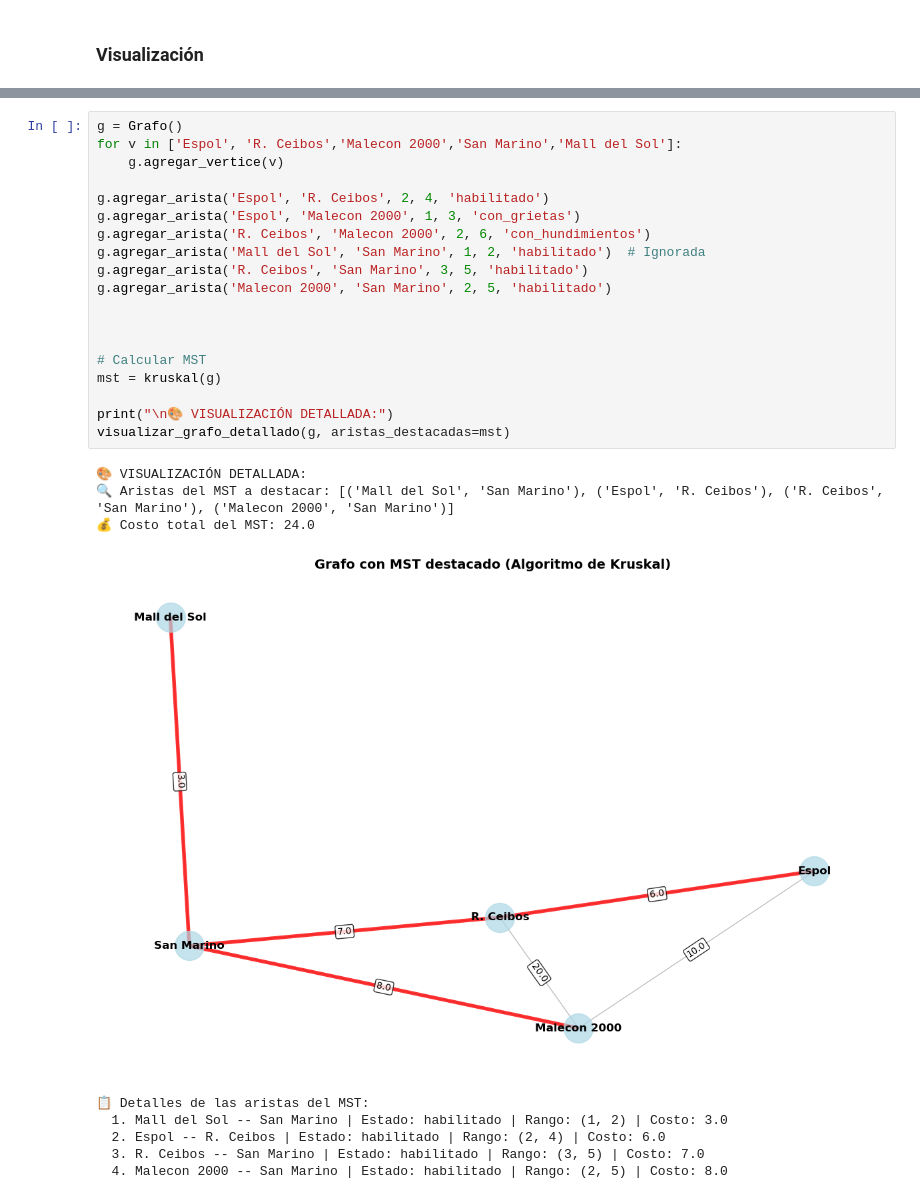
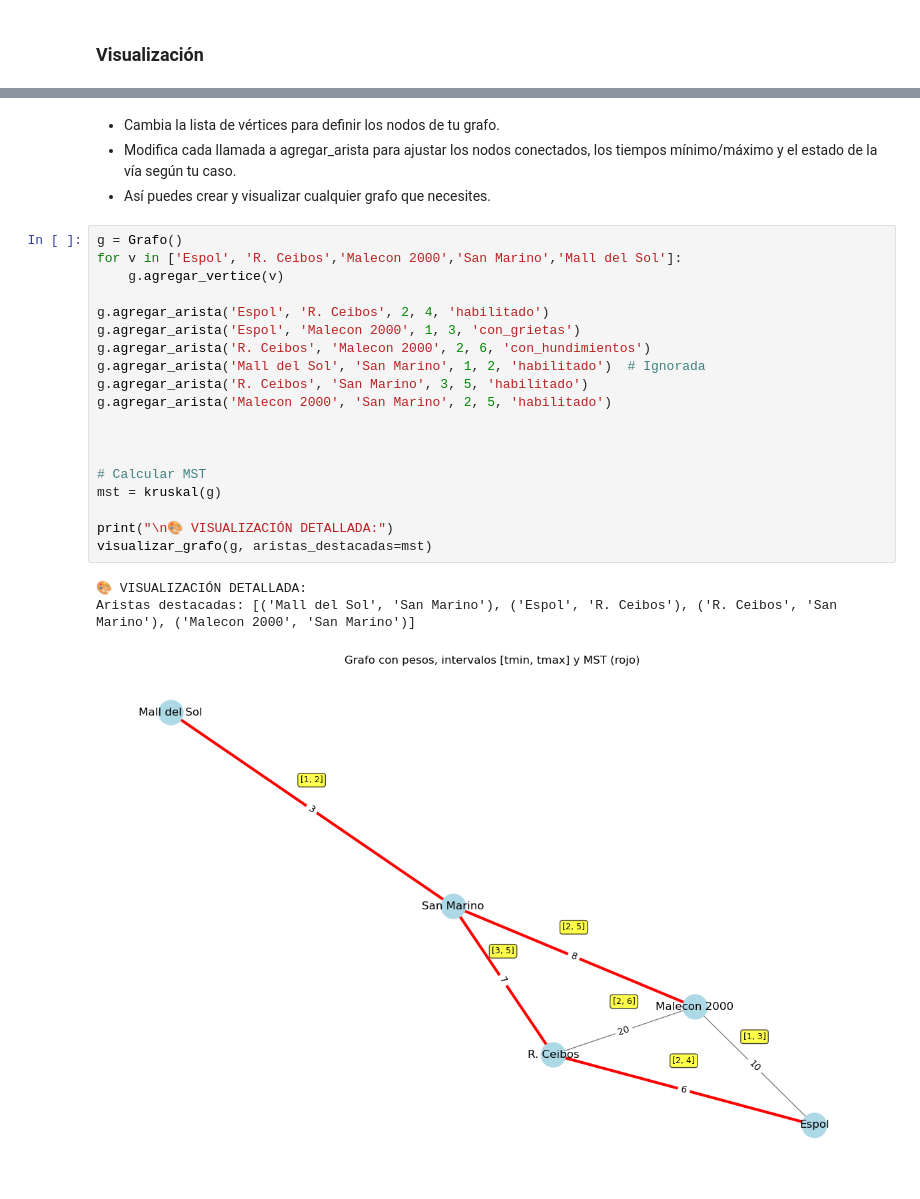
Before and after one commit to 2Dsa3/PROYECTO-1-ANALISIS_ALGORITMOS, a Jupyter notebook: NoteBook.ipynb, the cells around one changed output, grey strips where cells are left out. Saved outputs shown, nothing was run; the diff lists cells and outputs as text.

Commit message:
now you can see the intervals in the graph viz

```diff
--- a/NoteBook.ipynb
+++ b/NoteBook.ipynb
@@ -233,32 +283,30 @@ def visualizar_grafo_detallado(grafo, aristas_destacadas=None):
         for i, e in enumerate(aristas_destacadas, 1):
             print(f"  {i}. {e.u} -- {e.v} | Estado: {e.estado} | "
                   f"Rango: ({e.tiempo_min}, {e.tiempo_max}) | Costo: {e.costo():.1f}")
+# %% [markdown]
+- Cambia la lista de vértices para definir los nodos de tu grafo.
+- Modifica cada llamada a agregar_arista para ajustar los nodos conectados, los tiempos mínimo/máximo y el estado de la vía según tu caso.
+- Así puedes crear y visualizar cualquier grafo que necesites.
 # %%
 g = Grafo()
 for v in ['Espol', 'R. Ceibos','Malecon 2000','San Marino','Mall del Sol']:
     g.agregar_vertice(v)
 
 g.agregar_arista('Espol', 'R. Ceibos', 2, 4, 'habilitado')
 g.agregar_arista('Espol', 'Malecon 2000', 1, 3, 'con_grietas')
 g.agregar_arista('R. Ceibos', 'Malecon 2000', 2, 6, 'con_hundimientos')
 g.agregar_arista('Mall del Sol', 'San Marino', 1, 2, 'habilitado')  # Ignorada
 g.agregar_arista('R. Ceibos', 'San Marino', 3, 5, 'habilitado')
 g.agregar_arista('Malecon 2000', 'San Marino', 2, 5, 'habilitado')
 
 
 
 # Calcular MST
 mst = kruskal(g)
 
 print("\n🎨 VISUALIZACIÓN DETALLADA:")
-visualizar_grafo_detallado(g, aristas_destacadas=mst)
+visualizar_grafo(g, aristas_destacadas=mst)
 # %% [output]
 🎨 VISUALIZACIÓN DETALLADA:
-🔍 Aristas del MST a destacar: [('Mall del Sol', 'San Marino'), ('Espol', 'R. Ceibos'), ('R. Ceibos', 'San Marino'), ('Malecon 2000', 'San Marino')]
-💰 Costo total del MST: 24.0
+Aristas destacadas: [('Mall del Sol', 'San Marino'), ('Espol', 'R. Ceibos'), ('R. Ceibos', 'San Marino'), ('Malecon 2000', 'San Marino')]
-[figure, old version]
+[figure, new version]
-📋 Detalles de las aristas del MST:
-  1. Mall del Sol -- San Marino | Estado: habilitado | Rango: (1, 2) | Costo: 3.0
-  2. Espol -- R. Ceibos | Estado: habilitado | Rango: (2, 4) | Costo: 6.0
-  3. R. Ceibos -- San Marino | Estado: habilitado | Rango: (3, 5) | Costo: 7.0
-  4. Malecon 2000 -- San Marino | Estado: habilitado | Rango: (2, 5) | Costo: 8.0
```
Also changed, not shown: parts of 4 cells of this notebook, 1 other file.
